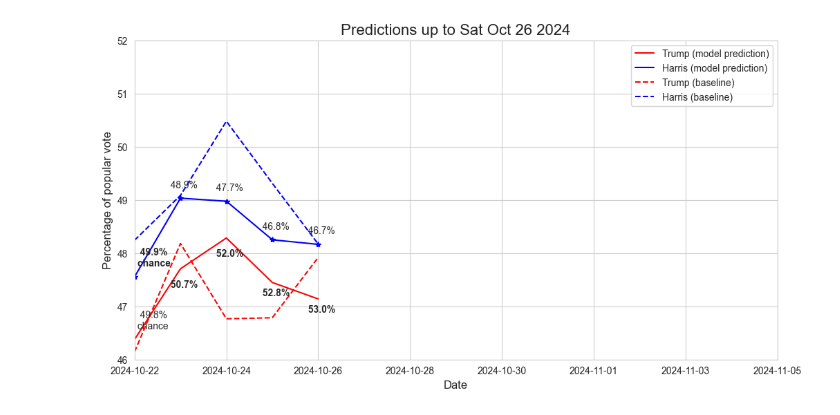
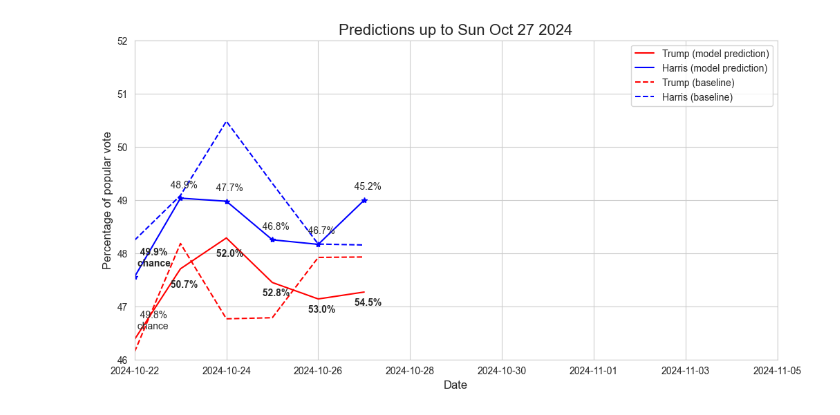
Before and after one commit to wh33les/2024ElectionForecast, a Jupyter notebook: swing_states_and_updates.ipynb, the cells around one changed output. Saved outputs shown, nothing was run; the diff lists cells and outputs as text; code cells hidden in the pictures.

```diff
--- a/swing_states_and_updates.ipynb
+++ b/swing_states_and_updates.ipynb
@@ -252,7 +252,7 @@ plt.ylim(46, 52)
 
 ## Also a title
 ## again make it large font
-plt.title("Predictions up to "+str(latest_date.strftime('%a %b %d %Y')), fontsize=16) # 26 Oct
+plt.title("Predictions up to "+str(latest_date.strftime('%a %b %d %Y')), fontsize=16) # 27 Oct
 
 
 ## plt.legend() adds the legend to the plot
@@ -274,31 +274,37 @@ plt.annotate("  48.9%",# \n chance",
              xytext=(datetime(2024, 10, 22)+pd.Timedelta(hours=16), y_harris_mod[16]+0.2))
 plt.annotate("  52.0%",# \n chance",
              xy=(datetime(2024, 10, 24), y_trump_mod[2]),
              xytext=(datetime(2024, 10, 23)+pd.Timedelta(hours=16), y_trump_mod[2]-0.35), fontweight='bold')
 plt.annotate("  47.7%",# \n chance",
              xy=(datetime(2024, 10, 24), y_harris_mod[17]),
              xytext=(datetime(2024, 10, 23)+pd.Timedelta(hours=16), y_harris_mod[17]+0.2))
 plt.annotate("  52.8%",# \n chance",
              xy=(datetime(2024, 10, 25), y_trump_mod[3]),
              xytext=(datetime(2024, 10, 24)+pd.Timedelta(hours=16), y_trump_mod[3]-0.25), fontweight='bold')
 plt.annotate("  46.8%",# \n chance",
              xy=(datetime(2024, 10, 25), y_harris_mod[18]),
              xytext=(datetime(2024, 10, 24)+pd.Timedelta(hours=16), y_harris_mod[18]+0.2))
 plt.annotate("  53.0%",# \n chance",
              xy=(datetime(2024, 10, 26), y_trump_mod[4]),
              xytext=(datetime(2024, 10, 25)+pd.Timedelta(hours=16), y_trump_mod[4]-0.25), fontweight='bold')
 plt.annotate("  46.7%",# \n chance",
              xy=(datetime(2024, 10, 26), y_harris_mod[19]),
              xytext=(datetime(2024, 10, 25)+pd.Timedelta(hours=16), y_harris_mod[19]+0.2))
+plt.annotate("  54.5%",# \n chance",
+             xy=(datetime(2024, 10, 27), y_trump_mod[5]),
+             xytext=(datetime(2024, 10, 26)+pd.Timedelta(hours=16), y_trump_mod[5]-0.25), fontweight='bold')
+plt.annotate("  45.2%",# \n chance",
+             xy=(datetime(2024, 10, 27), y_harris_mod[20]),
+             xytext=(datetime(2024, 10, 26)+pd.Timedelta(hours=16), y_harris_mod[20]+0.2))
 
 
 # Save plot as a png
 
 plt.savefig('previous_images/'+str(latest_date.strftime('%d%b'))+'.png', bbox_inches='tight')
 
 ## Always end your plotting block with plt.show
 ## in jupyter this makes sure that the plot displays
 ## properly
 plt.show()
 # %% [output]
-[figure, old version]
+[figure, new version]
```
Also changed, not shown: parts of 5 cells of this notebook, 6 other files.
